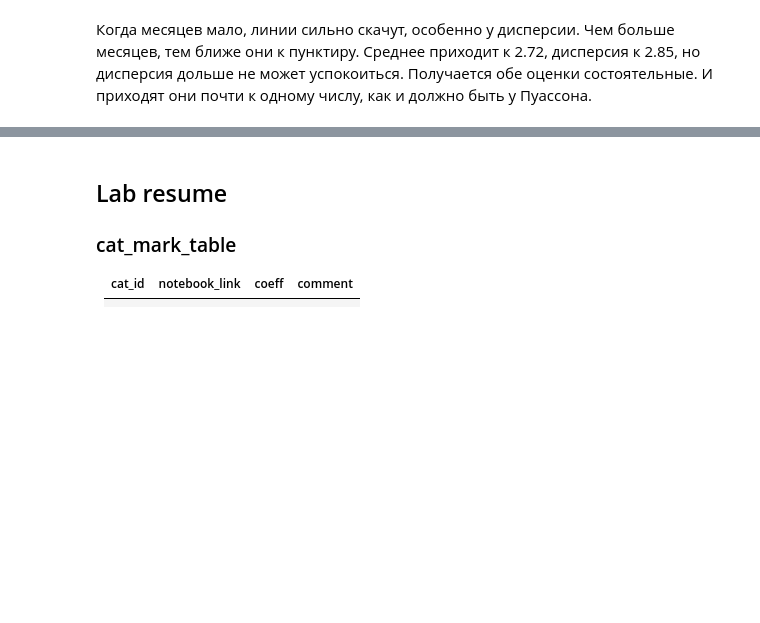
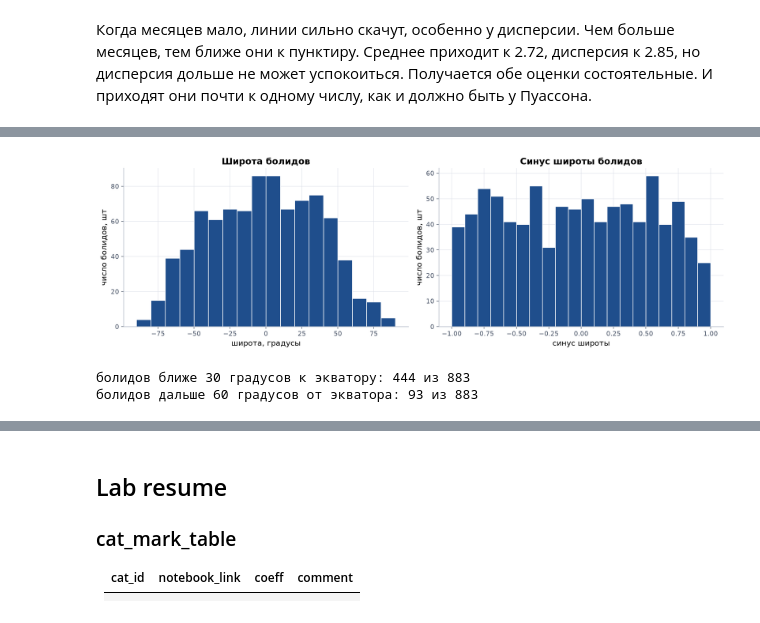
Before and after one commit to kotok9/app-stat-lab01, a Jupyter notebook: lab01_fireballs.ipynb, the cells around one changed output, grey strips where cells are left out. Drawn from its saved outputs; the diff is of its cells as text; code cells hidden in the pictures; blank space fills up the shorter version.

```diff
--- a/lab01_fireballs.ipynb
+++ b/lab01_fireballs.ipynb
@@ -987,0 +1003,4 @@ n = 392  среднее: 2.72  дисперсия: 2.85
+# %%
+# синус широты (np.sin считает в радианах, поэтому переводим градусы в радианы)
+sin_lat = np.sin(np.radians(lat))
+pd.DataFrame({"широта, градусы": lat, "синус широты": sin_lat}).head()
@@ -987,0 +1094,23 @@ n = 392  среднее: 2.72  дисперсия: 2.85
+# %%
+# две гистограммы рядом: сама широта и ее синус
+fig, axes = plt.subplots(1, 2, figsize=(14, 4.5))
+
+axes[0].hist(lat, bins=18, range=(-90, 90), color=C_DATA, edgecolor="white")
+axes[0].set_title("Широта болидов")
+axes[0].set_xlabel("широта, градусы")
+axes[0].set_ylabel("число болидов, шт")
+
+axes[1].hist(sin_lat, bins=20, range=(-1, 1), color=C_DATA, edgecolor="white")
+axes[1].set_title("Синус широты болидов")
+axes[1].set_xlabel("синус широты")
+axes[1].set_ylabel("число болидов, шт")
+
+plt.tight_layout()
+plt.show()
+
+print("болидов ближе 30 градусов к экватору:", (lat.abs() < 30).sum(), "из", len(lat))
+print("болидов дальше 60 градусов от экватора:", (lat.abs() > 60).sum(), "из", len(lat))
+# %% [output]
+[figure, added]
+болидов ближе 30 градусов к экватору: 444 из 883
+болидов дальше 60 градусов от экватора: 93 из 883
```
Also changed, not shown: parts of 26 cells of this notebook.
